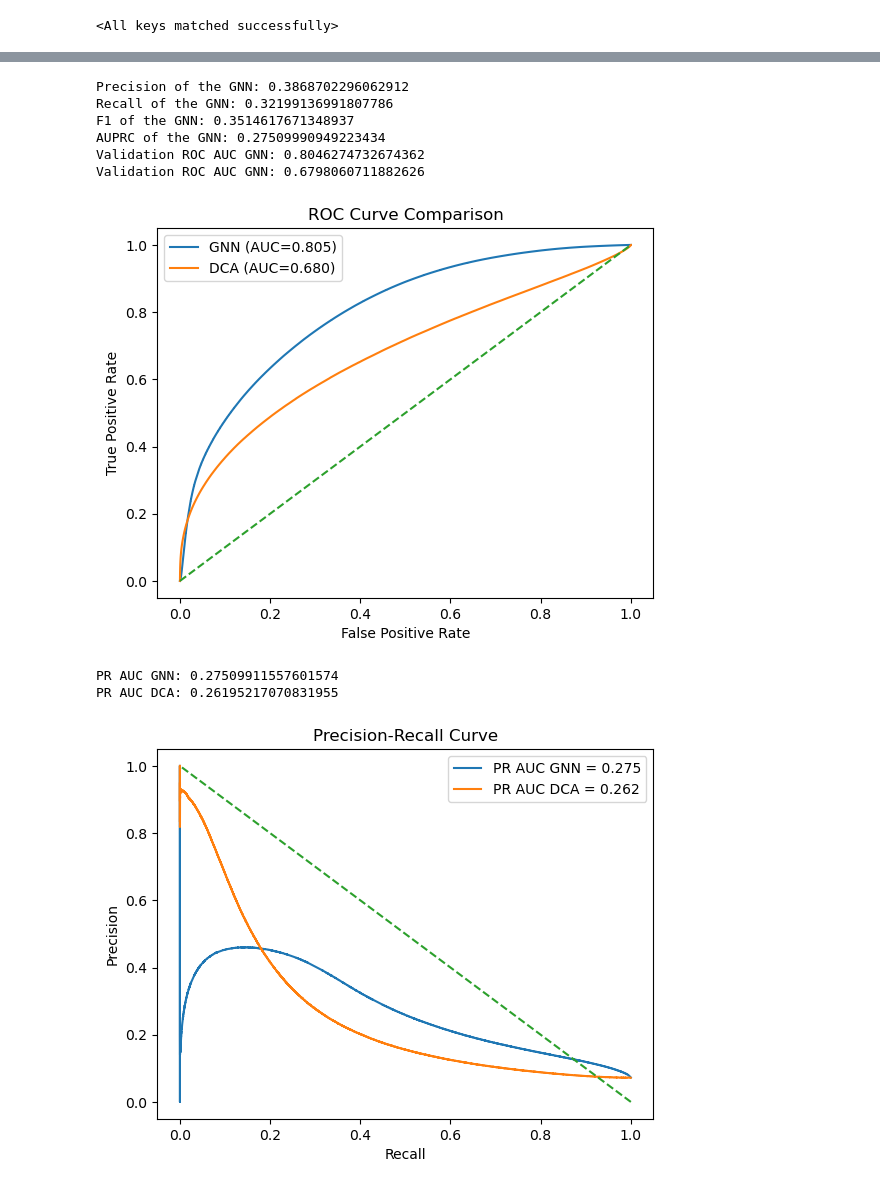
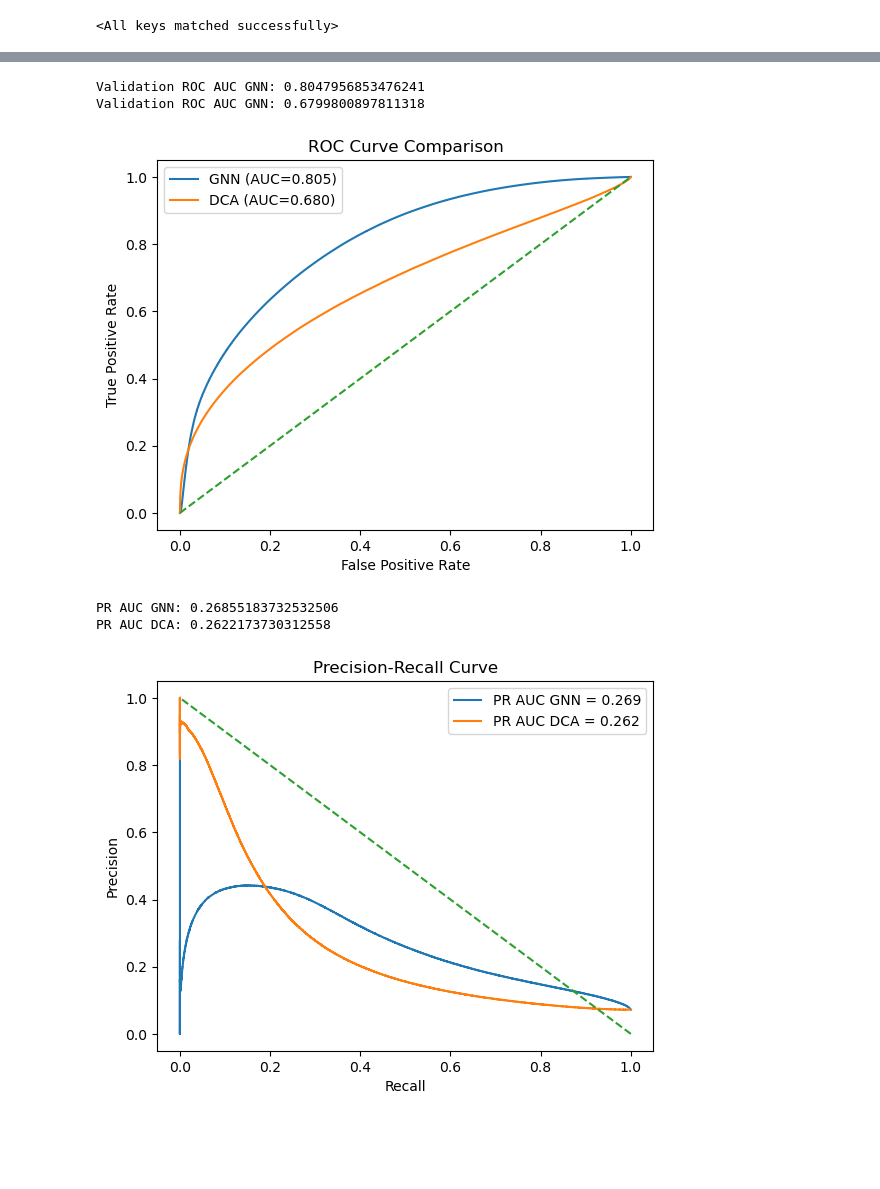
Before and after one commit to Fabiog17/Internship, a Jupyter notebook: GNN_cc_likeDCA.ipynb, the cells around one changed output, grey strips where cells are left out. Saved outputs shown, nothing was run; the diff lists cells and outputs as text; code cells hidden in the pictures; blank space fills up the shorter version.

```diff
--- a/GNN_cc_likeDCA.ipynb
+++ b/GNN_cc_likeDCA.ipynb
@@ -376,7 +390,7 @@ from sklearn.model_selection import train_test_split
 train_data, test_data = train_test_split(filtered_data, test_size=0.2, random_state=1)
 
 
-train_loader = DataLoader(train_data, batch_size=10, shuffle=True)
+train_loader = DataLoader(train_data, batch_size=5, shuffle=True)
 test_loader = DataLoader(test_data, batch_size=1, shuffle=False)
 # %%
 import torch.nn as nn
@@ -571,15 +586,15 @@ model = EdgeGNN(node_in_ch=16, edge_in_ch=1, hidden_ch=25, mlp_hidden_ch=12, GNN
 
 save_path = "best_model_cc_likeDCA.pt"
 #to load an old model
-# state_dict = torch.load(save_path)
-# model.load_state_dict(state_dict)
+state_dict = torch.load(save_path)
+model.load_state_dict(state_dict)
 
 pos_weight = compute_pos_weight(train_loader, device)
 print("pos_weight:", pos_weight.item())
 loss_fn = torch.nn.BCEWithLogitsLoss(pos_weight=pos_weight,reduction='mean')
 
 optimizer = torch.optim.Adam(model.parameters(), lr=0.0001)
-scheduler = torch.optim.lr_scheduler.ReduceLROnPlateau(optimizer,mode='min',factor=0.5, patience=5,min_lr=1e-6,verbose=True)
+scheduler = torch.optim.lr_scheduler.ReduceLROnPlateau(optimizer,mode='min',factor=0.5, patience=20,min_lr=1e-6)
 
 
 train_losses = []
@@ -587,7 +602,7 @@ val_losses = []
 
 
 best_val_loss = float('inf')
-patience = 10
+patience = 30
 epochs_no_improve = 0
 
 for epoch in range(300):
@@ -662,4 +678,8 @@ Early stopping triggered after 60 epochs
 # %%
+device = torch.device('cuda' if torch.cuda.is_available() else 'cpu')
+
+model = EdgeGNN(node_in_ch=16, edge_in_ch=1, hidden_ch=25, mlp_hidden_ch=12, GNN_layers=3).to(device)
+
 save_path = "best_model_cc_likeDCA.pt"
 state_dict = torch.load(save_path)
 model.load_state_dict(state_dict)
@@ -852,8 +926,8 @@ def graph_to_matrix(data, values):
     return mat
 # %%
 
-pos=4
-#worst case
+pos=67
+#best case
 
 i=0
 with torch.no_grad():
@@ -928,11 +1002,13 @@ test_dca_loader = DataLoader(dca_data, batch_size=1, shuffle=False)
 # %%
 from sklearn.metrics import auc, precision_score, recall_score, f1_score, average_precision_score, roc_curve
 
-
+#DCA scores
 all_scores = []
 all_labels = []
 
 min_sep=5
+
+folder_path="Data"
 for file in os.listdir(folder_path):
     if file.endswith(".pkl"):
         with open(os.path.join(folder_path, file), "rb") as f:
@@ -959,9 +1035,7 @@ all_scores = np.concatenate(all_scores)
 all_labels = np.concatenate(all_labels)
 
 
-
-
-
+#Model scores
 model.eval()
 
 all_probs = []
@@ -984,25 +1058,6 @@ for batch in test_dca_loader:
 
 all_probs = torch.cat(all_probs)
 all_true = torch.cat(all_true)
-
-
-threshold=0.9
-
-pred_contacts = (all_probs >= threshold).int().numpy()
-true_contacts = all_true.int().numpy()
-
-precision = precision_score(true_contacts, pred_contacts, zero_division=0)
-recall = recall_score(true_contacts, pred_contacts, zero_division=0)
-f1 = f1_score(true_contacts, pred_contacts, zero_division=0)
-auprc = average_precision_score(true_contacts, all_probs.numpy())
-
-
-
-
-print(f"Precision of the GNN: {np.mean(precision)}")
-print(f"Recall of the GNN: {np.mean(recall)}")
-print(f"F1 of the GNN: {np.mean(f1)}")
-print(f"AUPRC of the GNN: {np.mean(auprc)}")
 
 
 
@@ -1038,39 +1093,35 @@ plt.show()
 
 #compute PR
 from sklearn.metrics import precision_recall_curve, auc
 
 precision, recall, _ = precision_recall_curve(all_true, all_probs)
 pr_auc = auc(recall, precision)
 
 
 print("PR AUC GNN:", pr_auc)
 
 
 
 precision_dca, recall_dca, _ = precision_recall_curve(all_labels, all_scores)
 pr_auc_dca = auc(recall_dca, precision_dca)
 
 
 print("PR AUC DCA:", pr_auc_dca)
 
 plt.figure()
 plt.plot(recall, precision, label=f"PR AUC GNN = {pr_auc:.3f}")
 plt.plot(recall_dca, precision_dca, label=f"PR AUC DCA = {pr_auc_dca:.3f}")
 plt.plot([1, 0], [0, 1], linestyle='--')
 plt.xlabel("Recall")
 plt.ylabel("Precision")
 plt.title("Precision-Recall Curve")
 plt.legend()
 
 plt.show()
 # %% [output]
-Precision of the GNN: 0.3868702296062912
-Recall of the GNN: 0.32199136991807786
-F1 of the GNN: 0.3514617671348937
-AUPRC of the GNN: 0.27509990949223434
-Validation ROC AUC GNN: 0.8046274732674362
-Validation ROC AUC GNN: 0.6798060711882626
+Validation ROC AUC GNN: 0.8047956853476241
+Validation ROC AUC GNN: 0.6799800897811318
 [figure]
-PR AUC GNN: 0.27509911557601574
-PR AUC DCA: 0.26195217070831955
+PR AUC GNN: 0.26855183732532506
+PR AUC DCA: 0.2622173730312558
-[figure, old version]
+[figure, new version]
```
Also changed, not shown: parts of 26 cells of this notebook, 9 other files.
